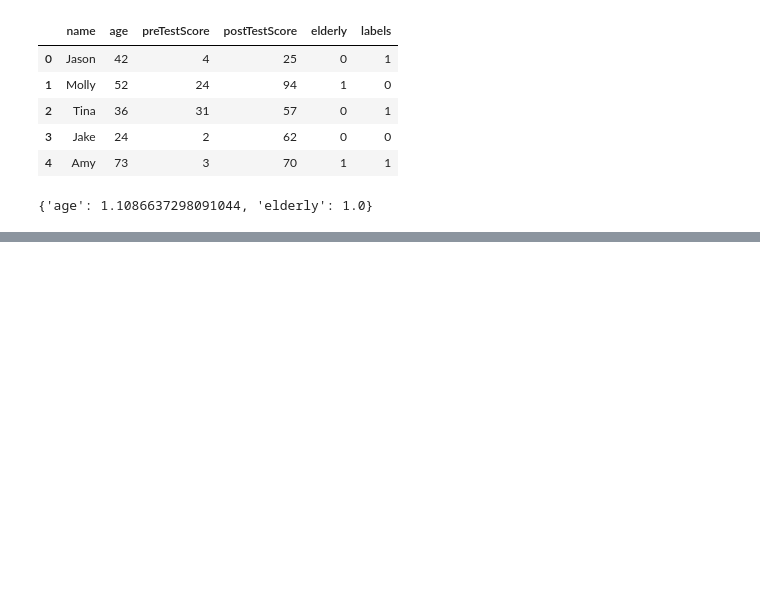
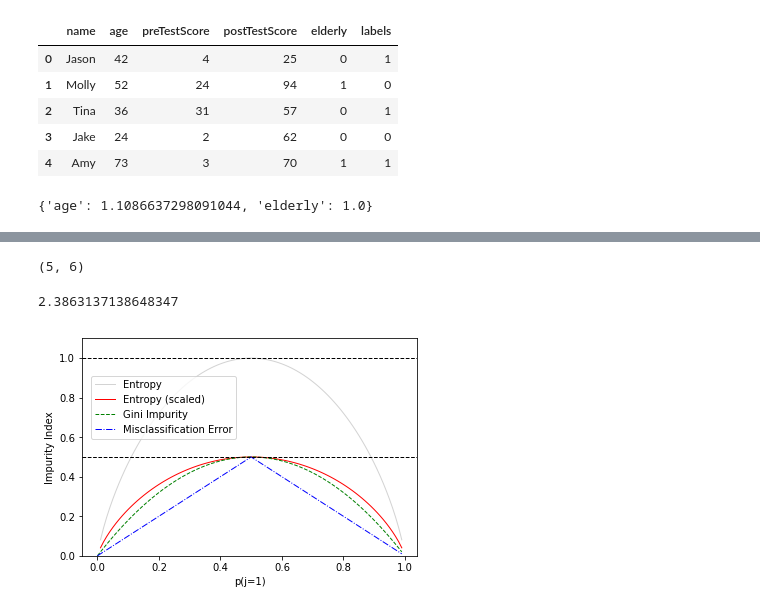
Before and after one commit to buddhapuneeth/NetworkIntrusionDetection, a Jupyter notebook: PandasPlayground.ipynb, the cells around one changed output, grey strips where cells are left out. Cells and saved outputs as stored; diff of their text form; code cells hidden in the pictures; blank space fills up the shorter version.

```diff
--- a/PandasPlayground.ipynb
+++ b/PandasPlayground.ipynb
@@ -56,0 +84,65 @@ ar
+# %%
+print(df.shape)
+import math
+def entropy(data, target_attr):
+
+    val_freq = {}
+    data_entropy = 0.0
+
+    # Calculate the frequency of each of the values in the target attr
+    for record in data:
+        if record[target_attr] in val_freq:
+        #(val_freq.has_key(record[target_attr])):
+            val_freq[record[target_attr]] += 1.0
+        else:
+            val_freq[record[target_attr]]  = 1.0
+
+    # Calculate the entropy of the data for the target attribute
+    for freq in val_freq.values():
+        data_entropy += (-freq/len(data)) * math.log(freq/len(data), 2)
+
+    return data_entropy
+entropy(df,2)
+# %% [output]
+(5, 6)
+2.3863137138648347
+# %%
+import matplotlib.pyplot as plt
+import numpy as np
+
+def gini(p):
+   return (p)*(1 - (p)) + (1 - p)*(1 - (1-p))
+
+def entropy(p):
+   return - p*np.log2(p) - (1 - p)*np.log2((1 - p))
+
+def classification_error(p):
+   return 1 - np.max([p, 1 - p])
+
+x = np.arange(0.0, 1.0, 0.01)
+ent = [entropy(p) if p != 0 else None for p in x]
+scaled_ent = [e*0.5 if e else None for e in ent]
+c_err = [classification_error(i) for i in x]
+
+fig = plt.figure()
+ax = plt.subplot(111)
+
+for j, lab, ls, c, in zip(
+      [ent, scaled_ent, gini(x), c_err],
+      ['Entropy', 'Entropy (scaled)', 'Gini Impurity', 'Misclassification Error'],
+      ['-', '-', '--', '-.'],
+      ['lightgray', 'red', 'green', 'blue']):
+   line = ax.plot(x, j, label=lab, linestyle=ls, lw=1, color=c)
+
+ax.legend(loc='upper left', bbox_to_anchor=(0.01, 0.85),
+         ncol=1, fancybox=True, shadow=False)
+
+ax.axhline(y=0.5, linewidth=1, color='k', linestyle='--')
+ax.axhline(y=1.0, linewidth=1, color='k', linestyle='--')
+
+plt.ylim([0, 1.1])
+plt.xlabel('p(j=1)')
+plt.ylabel('Impurity Index')
+plt.show()
+# %% [output]
+[figure, added]
```
Also changed, not shown: parts of 1 cell of this notebook, 4 other files.
